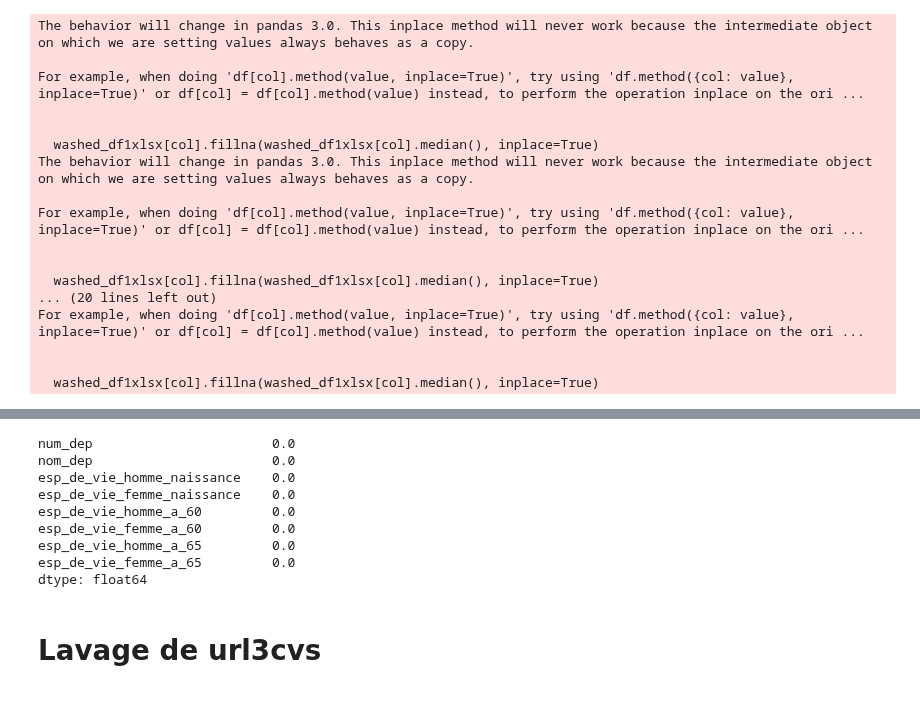
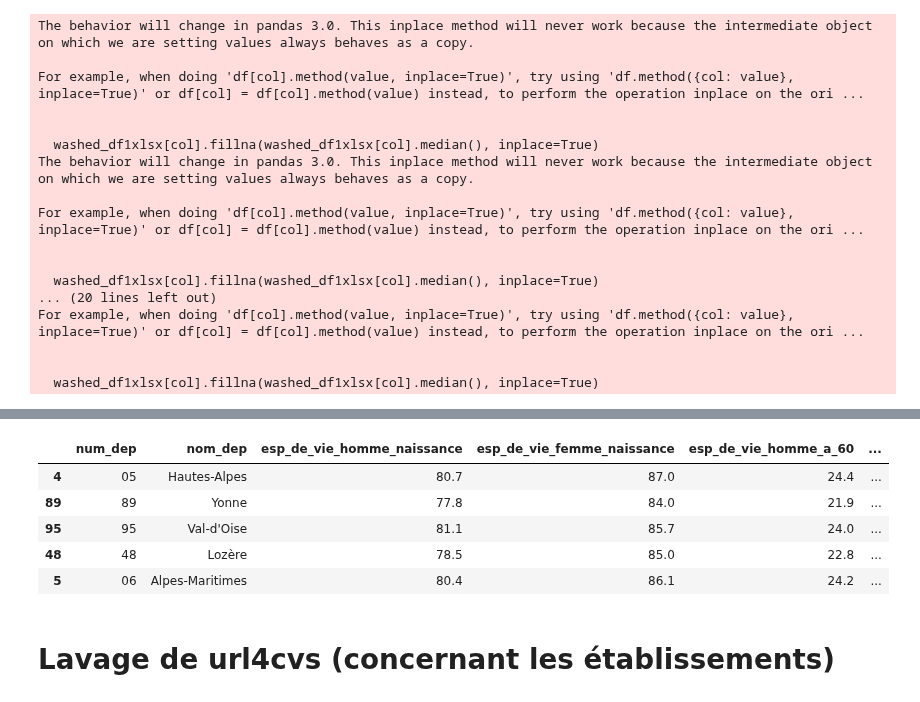
Before and after one commit to gabrielfrancois/DS_Covid, a Jupyter notebook: data_preprocessing_gab.ipynb, the cells around one changed output, grey strips where cells are left out. Saved outputs shown, nothing was run; the diff lists cells and outputs as text; code cells hidden in the pictures.

```diff
--- a/data_preprocessing_gab.ipynb
+++ b/data_preprocessing_gab.ipynb
@@ -365,16 +363,14 @@ washed_df1xlsx.drop(washed_df1xlsx.index[row_to_drop ::], inplace=True)
 # %%
 row_to_drop = washed_df1xlsx.loc[(washed_df1xlsx["num_dep"]=="P")|(washed_df1xlsx["num_dep"]=="M")].index
 
 washed_df1xlsx.drop(row_to_drop, inplace=True)
+washed_df1xlsx.sample(5)
 # %% [output]
-num_dep                       0.0
-nom_dep                       0.0
-esp_de_vie_homme_naissance    0.0
-esp_de_vie_femme_naissance    0.0
-esp_de_vie_homme_a_60         0.0
-esp_de_vie_femme_a_60         0.0
-esp_de_vie_homme_a_65         0.0
-esp_de_vie_femme_a_65         0.0
-dtype: float64
+|  | num_dep | nom_dep | esp_de_vie_homme_naissance | esp_de_vie_femme_naissance | esp_de_vie_homme_a_60 | ... |
+| 4 | 05 | Hautes-Alpes | 80.7 | 87.0 | 24.4 | ... |
+| 89 | 89 | Yonne | 77.8 | 84.0 | 21.9 | ... |
+| 95 | 95 | Val-d'Oise | 81.1 | 85.7 | 24.0 | ... |
+| 48 | 48 | Lozère | 78.5 | 85.0 | 22.8 | ... |
+| 5 | 06 | Alpes-Maritimes | 80.4 | 86.1 | 24.2 | ... |
 # %% [markdown]
-# Lavage de url3cvs
+# Lavage de url4cvs (concernant les établissements)
```
Also changed, not shown: parts of 16 cells of this notebook.
